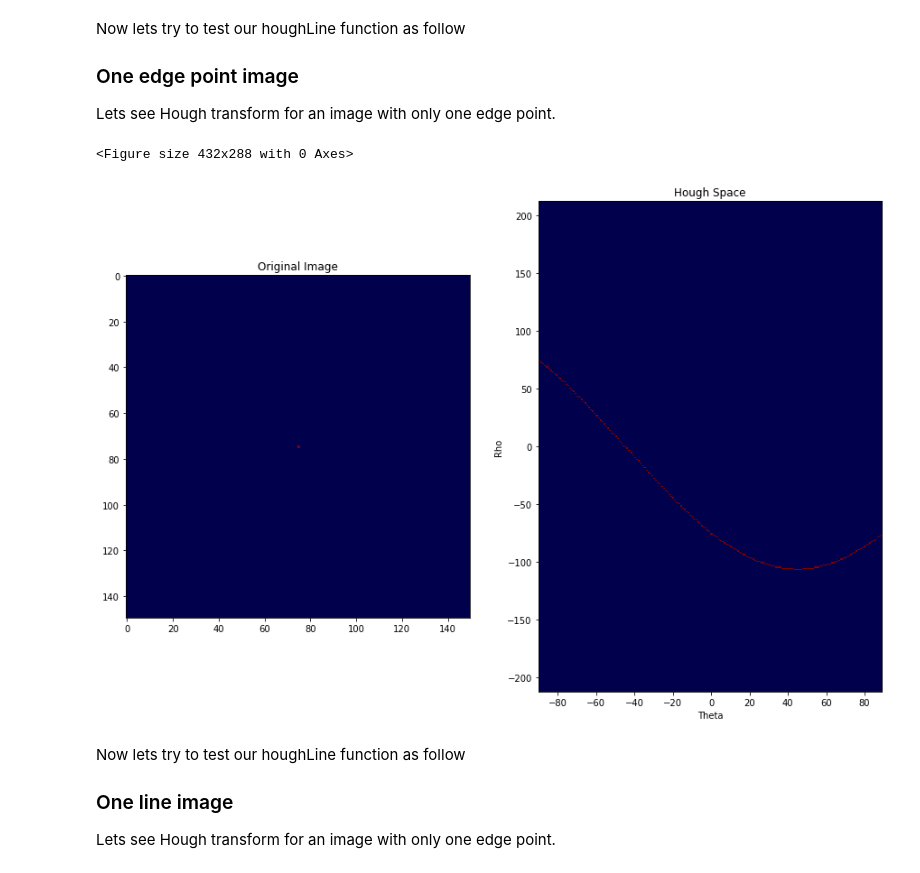
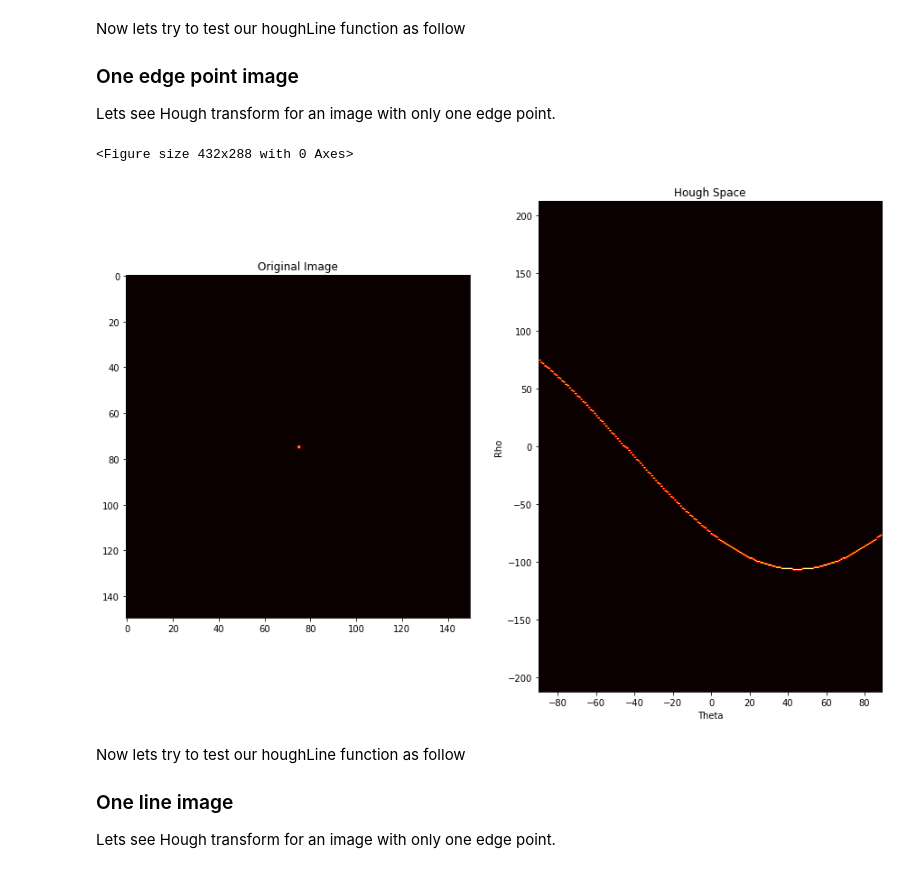
Before and after one commit to sbme-tutorials/sbme-tutorials.github.io, a Jupyter notebook: 2020/cv/notebooks/Hough.ipynb, the cells around one changed output. Drawn from its saved outputs; the diff is of its cells as text; code cells hidden in the pictures.

```diff
--- a/2020/cv/notebooks/Hough.ipynb
+++ b/2020/cv/notebooks/Hough.ipynb
@@ -97,24 +99,24 @@ Lets see Hough transform for an image with only one edge point.
 # %%
 image_1p = np.zeros((150,150))
 image_1p[75, 75] = 1
 accumulator_1p, thetas_1p, rhos_1p = houghLine(image_1p)
 
 plt.set_cmap('seismic')
 
 fig, ax = plt.subplots(1,2,figsize = (15, 10))
 ax[0].set_title('Original Image')
-ax[0].imshow(image_1p)
+ax[0].imshow(image_1p,cmap=cm.hot,interpolation='bilinear')
 
 ax[1].set_title('Hough Space')
 limits = [ np.rad2deg(thetas_1p[0]), np.rad2deg(thetas_1p[-1]), rhos_1p[0], rhos_1p[-1]]
-ax[1].imshow(accumulator_1p, aspect='auto', extent= limits )
+ax[1].imshow(accumulator_1p, aspect='auto', extent= limits, cmap=cm.hot,interpolation='bilinear')
 ax[1].set_xlabel('Theta')
 ax[1].set_ylabel('Rho')
 
 plt.show()
 # %% [output]
 <Figure size 432x288 with 0 Axes>
-[figure, old version]
+[figure, new version]
 # %% [markdown]
 Now lets try to test our houghLine function as follow
 
```
Also changed, not shown: parts of 7 cells of this notebook, 7 other files.
